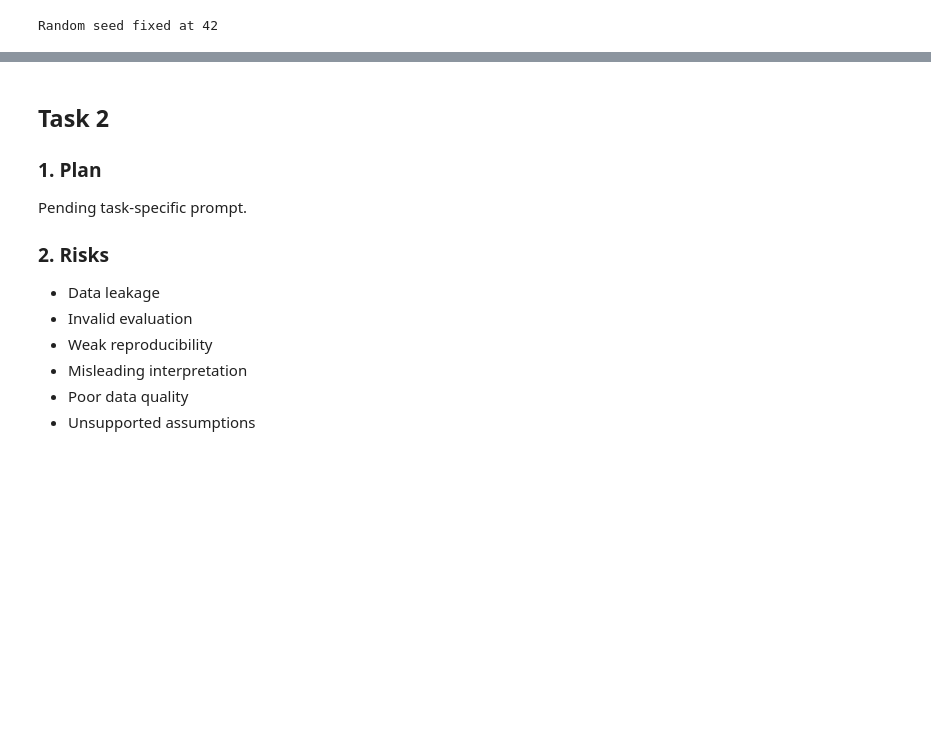
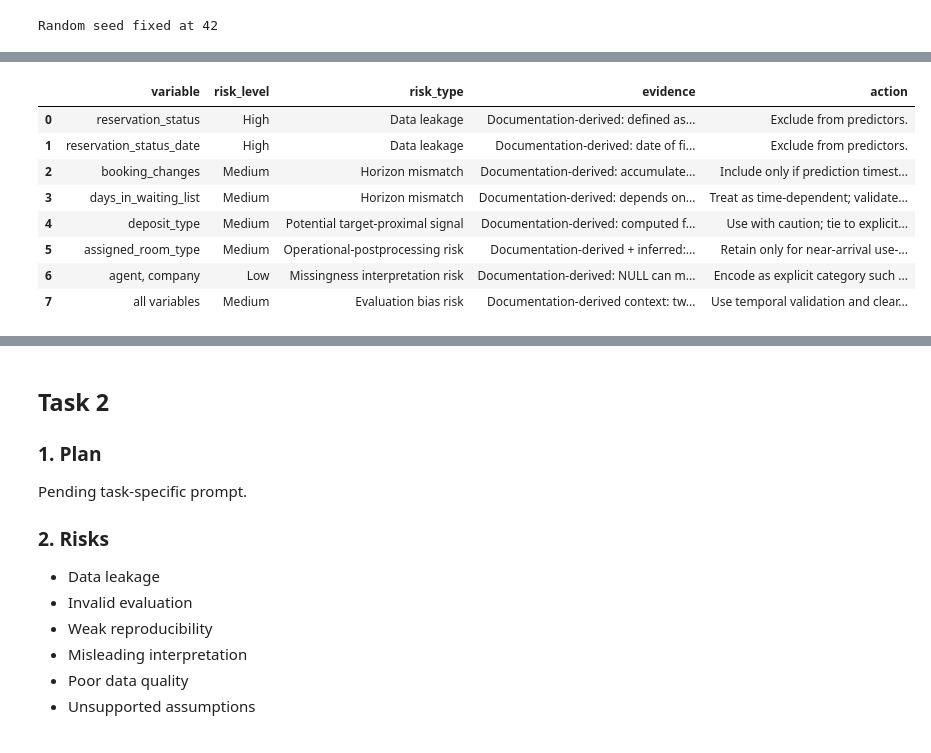
Before and after one commit to CindyLow-T/MSIN0097_GROUP, a Jupyter notebook: predictive_benchmark.ipynb, the cells around one changed output, grey strips where cells are left out. Drawn from its saved outputs; the diff is of its cells as text; code cells hidden in the pictures; blank space fills up the shorter version.

```diff
--- a/predictive_benchmark.ipynb
+++ b/predictive_benchmark.ipynb
@@ -203,0 +46,16 @@ These assumptions form the baseline for Tasks 2–7 unless explicitly challenged
+# %%
+import warnings
+warnings.filterwarnings('ignore')
+
+from pathlib import Path
+import re
+import numpy as np
+import pandas as pd
+
+SEED = 42
+np.random.seed(SEED)
+
+pd.set_option('display.max_columns', 200)
+pd.set_option('display.width', 180)
+
+print(f"Seed fixed at {SEED}")
@@ -203,0 +326,72 @@ These assumptions form the baseline for Tasks 2–7 unless explicitly challenged
+# %%
+# Step 6: Leakage and methodological risk flags
+risk_flags = pd.DataFrame([
+    {
+        'variable': 'reservation_status',
+        'risk_level': 'High',
+        'risk_type': 'Data leakage',
+        'evidence': 'Documentation-derived: defined as final reservation status (Canceled/Check-Out/No-Show), which occurs after outcome realization.',
+        'action': 'Exclude from predictors.'
+    },
+    {
+        'variable': 'reservation_status_date',
+        'risk_level': 'High',
+        'risk_type': 'Data leakage',
+        'evidence': 'Documentation-derived: date of final status; temporally post-outcome.',
+        'action': 'Exclude from predictors.'
+    },
+    {
+        'variable': 'booking_changes',
+        'risk_level': 'Medium',
+        'risk_type': 'Horizon mismatch',
+        'evidence': 'Documentation-derived: accumulates amendments up to check-in/cancellation; may be unavailable for early-horizon prediction.',
+        'action': 'Include only if prediction timestamp is close to arrival and definition is explicit.'
+    },
+    {
+        'variable': 'days_in_waiting_list',
+        'risk_level': 'Medium',
+        'risk_type': 'Horizon mismatch',
+        'evidence': 'Documentation-derived: depends on waiting-list confirmation process over time.',
+        'action': 'Treat as time-dependent; validate timestamp availability.'
+    },
+    {
+        'variable': 'deposit_type',
+        'risk_level': 'Medium',
+        'risk_type': 'Potential target-proximal signal',
+        'evidence': 'Documentation-derived: computed from payments before arrival/cancellation date.',
+        'action': 'Use with caution; tie to explicit prediction timestamp.'
+    },
+    {
+        'variable': 'assigned_room_type',
+        'risk_level': 'Medium',
+        'risk_type': 'Operational-postprocessing risk',
+        'evidence': 'Documentation-derived + inferred: may reflect operational updates near arrival.',
+        'action': 'Retain only for near-arrival use-cases; otherwise drop.'
+    },
+    {
+        'variable': 'agent, company',
+        'risk_level': 'Low',
+        'risk_type': 'Missingness interpretation risk',
+        'evidence': 'Documentation-derived: NULL can mean not applicable, not random missing.',
+        'action': 'Encode as explicit category such as NOT_APPLICABLE.'
+    },
+    {
+        'variable': 'all variables',
+        'risk_level': 'Medium',
+        'risk_type': 'Evaluation bias risk',
+        'evidence': 'Documentation-derived context: two hotels in Portugal (2015-07-01 to 2017-08-31); inferred limited external validity.',
+        'action': 'Use temporal validation and clearly scope claims.'
+    },
+])
+
+risk_flags
+# %% [output]
+|  | variable | risk_level | risk_type | evidence | action |
+| 0 | reservation_status | High | Data leakage | Documentation-derived: defined as... | Exclude from predictors. |
+| 1 | reservation_status_date | High | Data leakage | Documentation-derived: date of fi... | Exclude from predictors. |
+| 2 | booking_changes | Medium | Horizon mismatch | Documentation-derived: accumulate... | Include only if prediction timest... |
+| 3 | days_in_waiting_list | Medium | Horizon mismatch | Documentation-derived: depends on... | Treat as time-dependent; validate... |
+| 4 | deposit_type | Medium | Potential target-proximal signal | Documentation-derived: computed f... | Use with caution; tie to explicit... |
+| 5 | assigned_room_type | Medium | Operational-postprocessing risk | Documentation-derived + inferred:... | Retain only for near-arrival use-... |
+| 6 | agent, company | Low | Missingness interpretation risk | Documentation-derived: NULL can m... | Encode as explicit category such ... |
+| 7 | all variables | Medium | Evaluation bias risk | Documentation-derived context: tw... | Use temporal validation and clear... |
```
Also changed, not shown: parts of 17 cells of this notebook.
